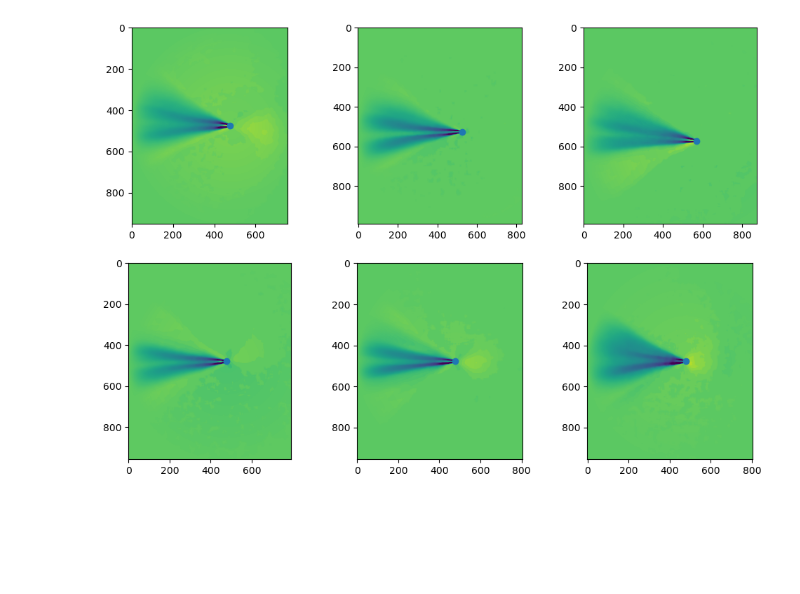
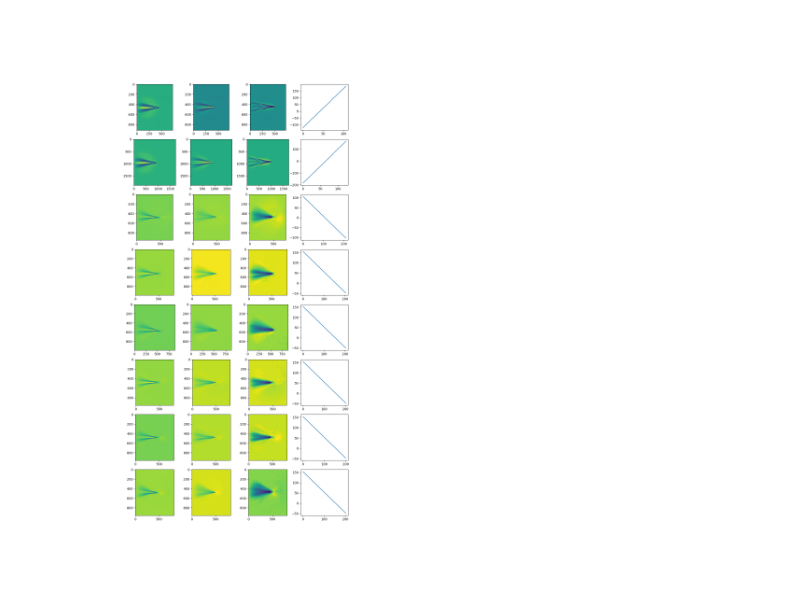
Before and after one commit to outofculture/pipette-detection, a Jupyter notebook: make_templates.ipynb, the cells around one changed output. Cells and saved outputs as stored; diff of their text form; code cells hidden in the pictures; blank space fills up the shorter version.

```diff
--- a/make_templates.ipynb
+++ b/make_templates.ipynb
@@ -40,0 +68,4 @@ z_step_size
+# %%
+fig, ax = plt.subplots(len(pips), 1, figsize=(4, 12))
+for i, pip in enumerate(pips):
+    ax[i].plot(pip['z_vals'])
@@ -116,10 +169,8 @@ for i in range(n_pips):
 # %%
-templates = []
-template_pos = []
-for i in range(n_pips):
-    tip_pos = list(tips[i])
-    bg = np.median(denoised[i])
-    templ = masks[i][np.newaxis, ...] * (denoised[i] - bg)
+for pip in pips:
+    tip_pos = list(tips[pip['pip_file']])
+    bg = np.median(pip['denoised'])
+    templ = pip['mask'][np.newaxis, ...] * (pip['denoised'] - bg)
     r = min(tip_pos[1], tip_pos[2])
     # crop right/bottom
     templ = templ[:tip_pos[0]+r, :tip_pos[1]+r]
@@ -140,24 +191,27 @@ for i in range(n_pips):
     # templ -= templ.min()
     # templ *= 255. / templ.max()
     # templ = templ.astype('ubyte')
-
-    templates.append(templ)
-    template_pos.append(np.array(tip_pos))
+    pip['template'] = templ
+    pip['template_pos'] = np.array(tip_pos)
 # %%
 # save templates
-for i,template in enumerate(templates):
-    z_um = 1e6 * (template_pos[i][0] - np.arange(template.shape[0])) * z_step_size
+for i,pip in enumerate(pips):
+    template = pip['template']
+    template_pos = pip['template_pos']
+    # z_um = 1e6 * (template_pos[0] - np.arange(template.shape[0])) * pip['z_step_size']
+    pip['z_um'] = 1e6 * (pip['z_vals'] - pip['z_vals'][template_pos[0]])
     np.savez_compressed(
         data_path + f'template_{i:03d}.npz',
         image_data=template,
-        pipette_pos=template_pos[i][1:],
-        z_um=z_um,
+        pipette_pos=template_pos[1:],
+        z_um=pip['z_um'],
     )
 # %%
-fig, ax = plt.subplots(2, 3, figsize=(12, 8))
-for i in range(n_pips):
-    tip_pos = template_pos[i]
-    ax.flatten()[i].imshow(templates[i][tip_pos[0]], clim=(-.3, .1))
-    ax.flatten()[i].scatter(tip_pos[2], tip_pos[1])
+fig, ax = plt.subplots(len(pips), 4, figsize=(12, 3*len(pips)))
+for i, pip in enumerate(pips):
+    for j,z in enumerate([-20, 0, 20]):
+        ax[i, j].imshow(pip['template'][pip['template_pos'][0] + z])
+    # plot z values
+    ax[i, 3].plot(pip['z_um'])
 # %% [output]
-[figure, old version]
+[figure, new version]
```
Also changed, not shown: parts of 8 cells of this notebook, 2 other files.
